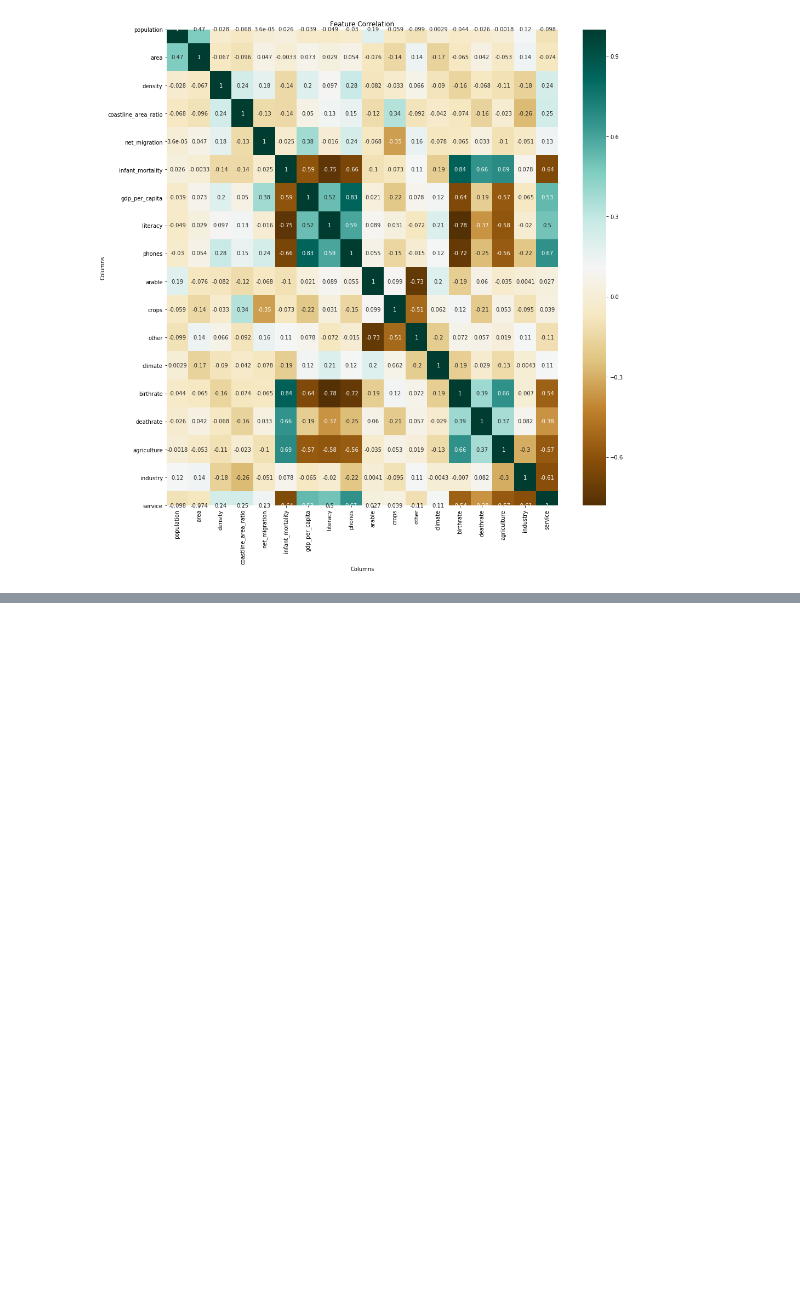
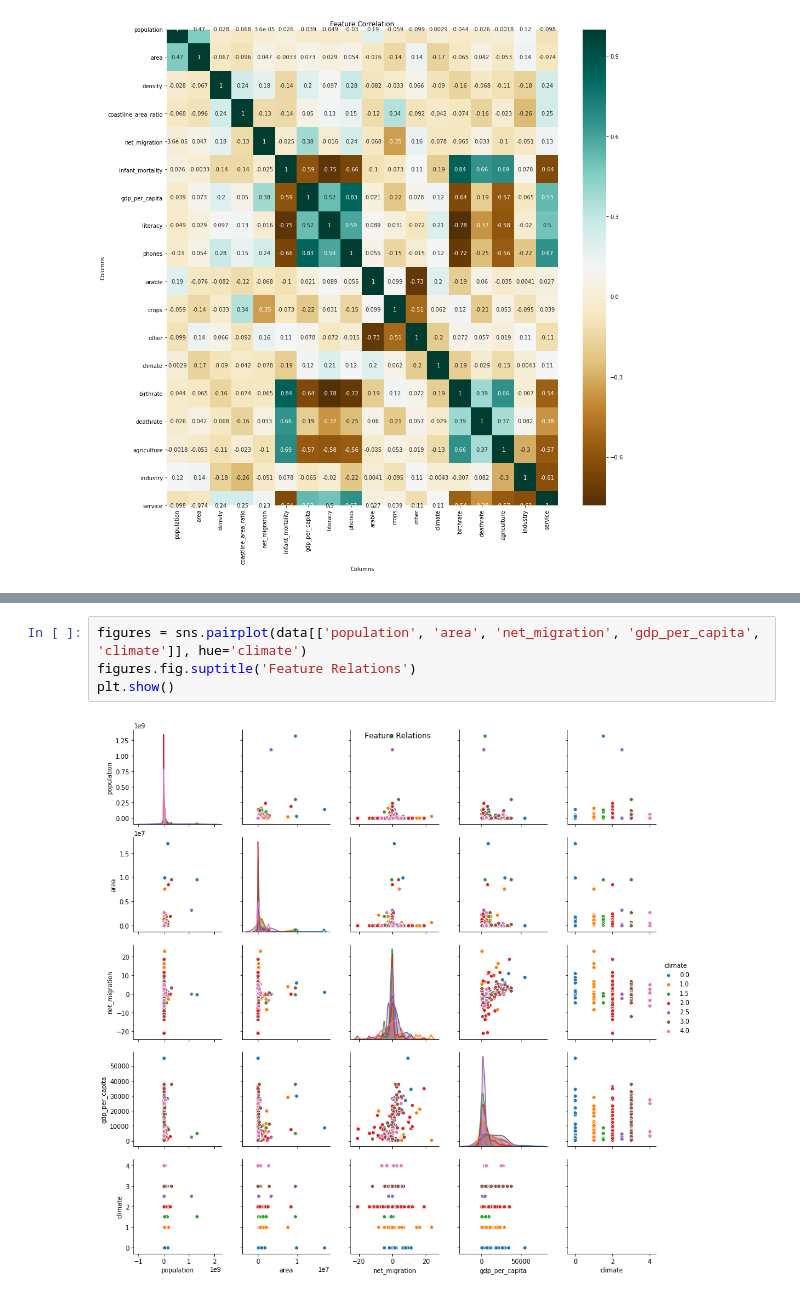
Before and after one commit to akshit4/Countries_GDP, a Jupyter notebook: Countries_GDP.ipynb, the cells around one changed output, grey strips where cells are left out. Saved outputs shown, nothing was run; the diff lists cells and outputs as text; blank space fills up the shorter version.

```diff
--- a/Countries_GDP.ipynb
+++ b/Countries_GDP.ipynb
@@ -323,0 +335,6 @@ plt.show()
+# %%
+figures = sns.pairplot(data[['population', 'area', 'net_migration', 'gdp_per_capita', 'climate']], hue='climate')
+figures.fig.suptitle('Feature Relations')
+plt.show()
+# %% [output]
+[figure, added]
```
Also changed, not shown: parts of 27 cells of this notebook.
